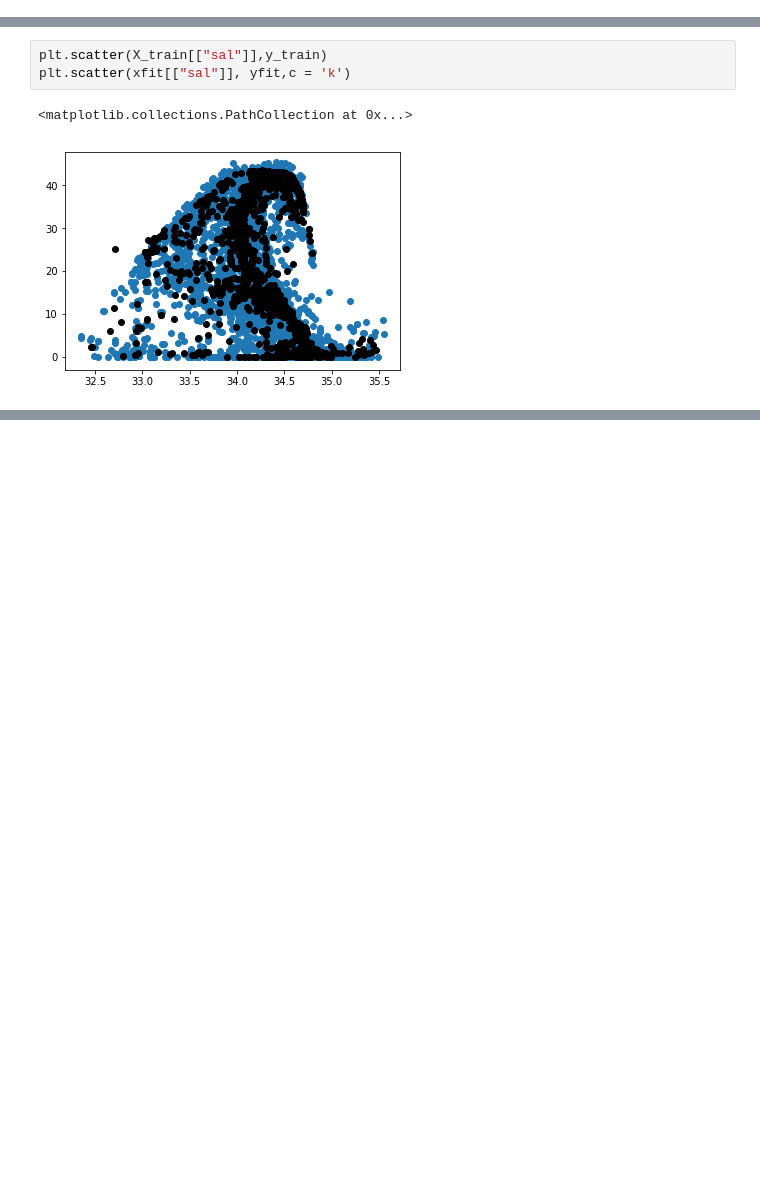
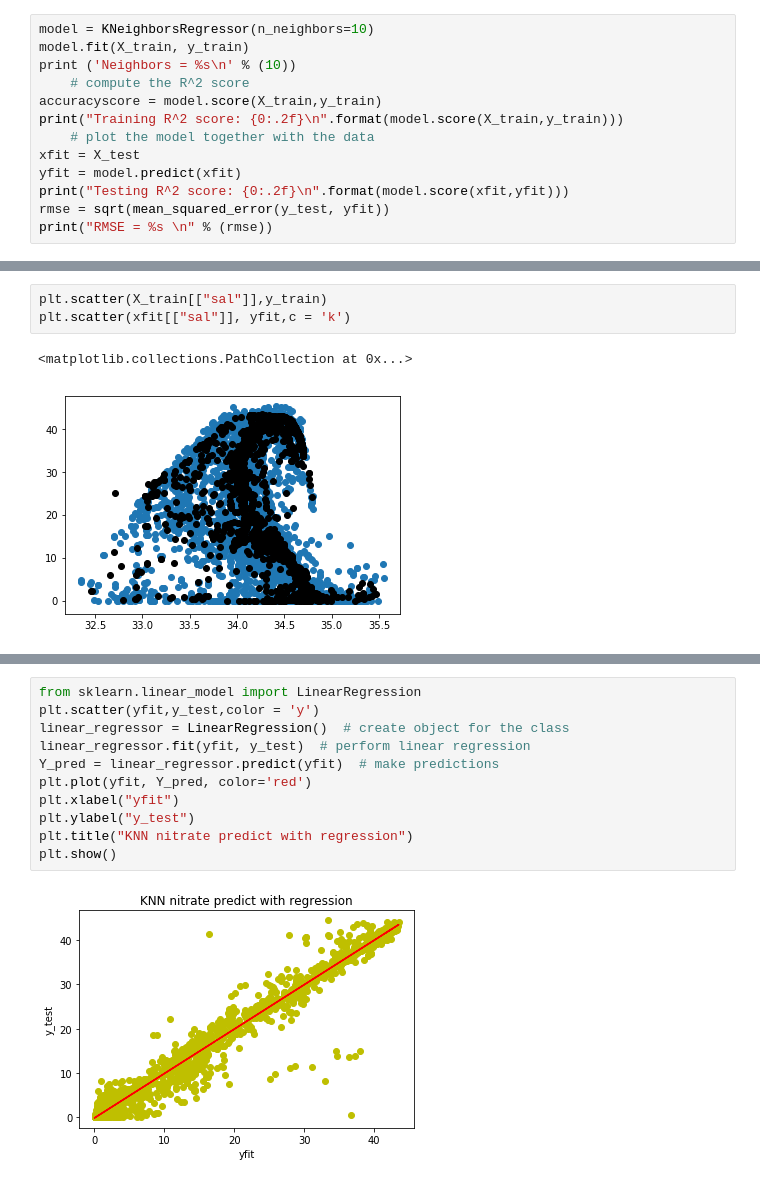
Before and after one commit to seina001/CodeExample_NitratePredictor, a Jupyter notebook: Predict_nitrate_Einarsson.ipynb, the cells around one changed output, grey strips where cells are left out. Drawn from its saved outputs; the diff is of its cells as text; blank space fills up the shorter version.

```diff
--- a/Predict_nitrate_Einarsson.ipynb
+++ b/Predict_nitrate_Einarsson.ipynb
@@ -63,0 +108,13 @@ Testing R^2 score: 1.00
+# %%
+model = KNeighborsRegressor(n_neighbors=10)
+model.fit(X_train, y_train)
+print ('Neighbors = %s\n' % (10))
+    # compute the R^2 score
+accuracyscore = model.score(X_train,y_train)
+print("Training R^2 score: {0:.2f}\n".format(model.score(X_train,y_train)))
+    # plot the model together with the data
+xfit = X_test
+yfit = model.predict(xfit)
+print("Testing R^2 score: {0:.2f}\n".format(model.score(xfit,yfit)))
+rmse = sqrt(mean_squared_error(y_test, yfit))
+print("RMSE = %s \n" % (rmse))
@@ -69,0 +141,13 @@ plt.scatter(xfit[["sal"]], yfit,c = 'k')
+# %%
+from sklearn.linear_model import LinearRegression
+plt.scatter(yfit,y_test,color = 'y')
+linear_regressor = LinearRegression()  # create object for the class
+linear_regressor.fit(yfit, y_test)  # perform linear regression
+Y_pred = linear_regressor.predict(yfit)  # make predictions
+plt.plot(yfit, Y_pred, color='red')
+plt.xlabel("yfit")
+plt.ylabel("y_test")
+plt.title("KNN nitrate predict with regression")
+plt.show()
+# %% [output]
+[figure, added]
```
Also changed, not shown: parts of 7 cells of this notebook.
